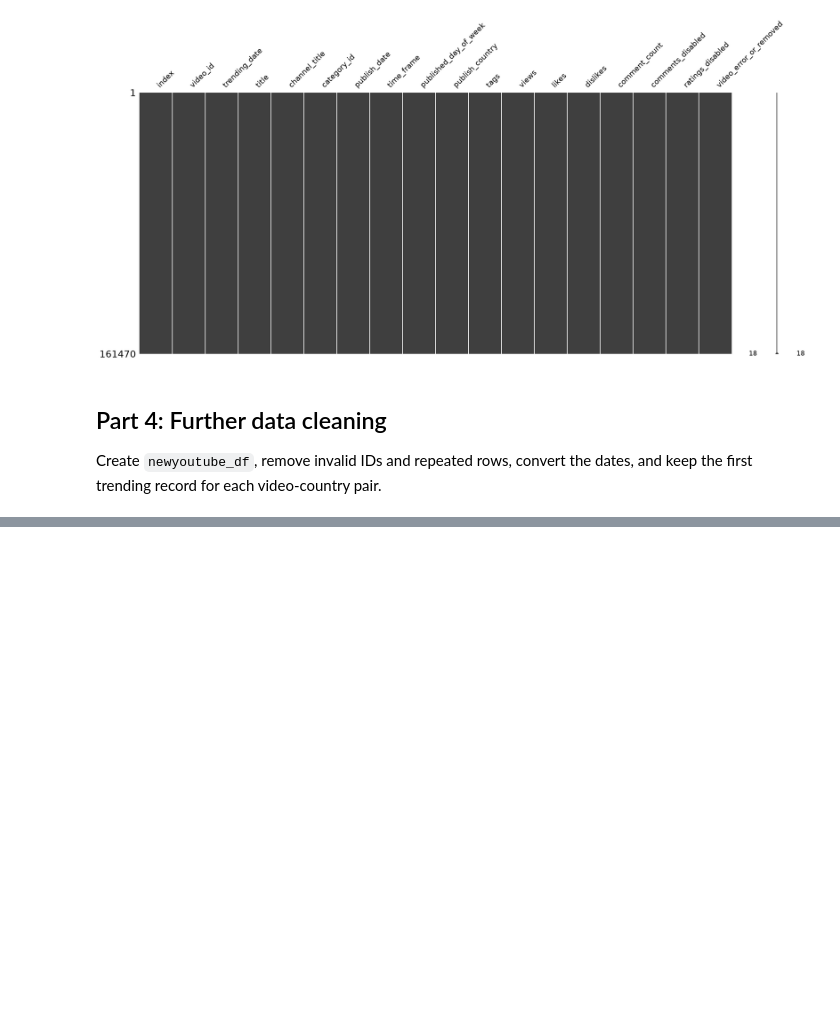
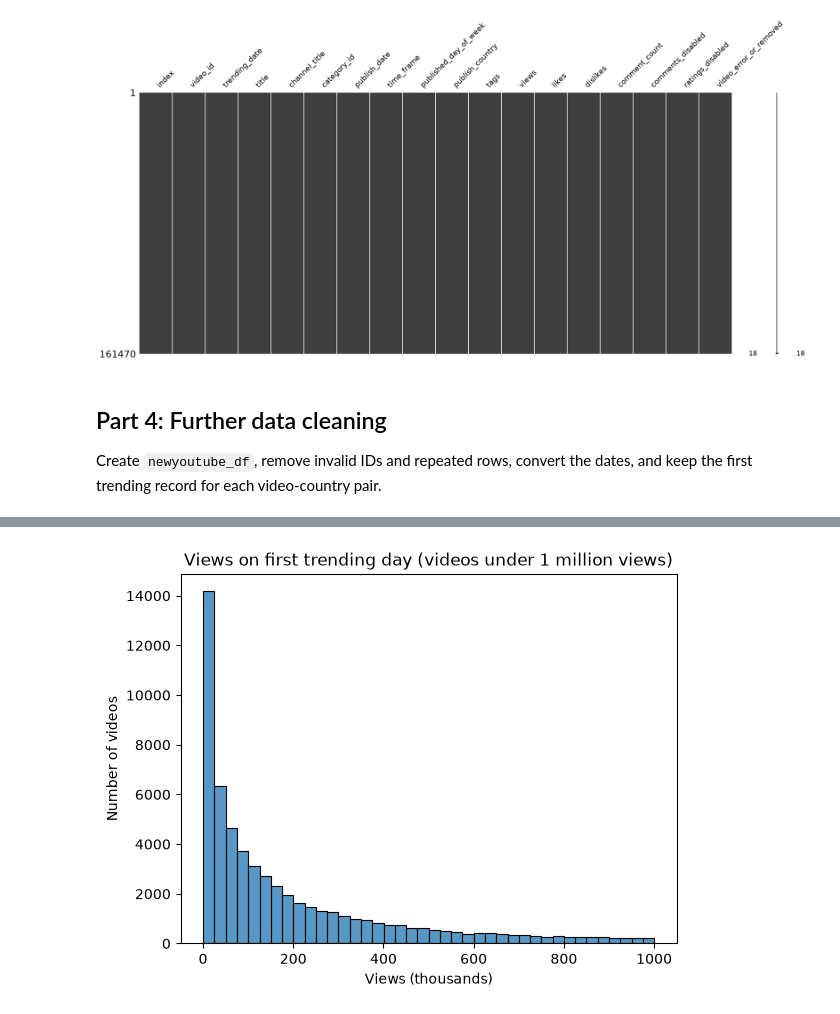
Before and after one commit to ImHamadAlqallaf/ga-eda-project, a Jupyter notebook: youtube_trending_analysis.ipynb, the cells around one changed output, grey strips where cells are left out. Saved outputs shown, nothing was run; the diff lists cells and outputs as text; code cells hidden in the pictures; blank space fills up the shorter version.

```diff
--- a/youtube_trending_analysis.ipynb
+++ b/youtube_trending_analysis.ipynb
@@ -294,0 +342,9 @@ Suggest only next steps supported by the results. Do not claim that likes or com
+# %%
+sns.histplot(x=under_1m_df['views'] / 1000, bins=40)
+plt.title('Views on first trending day (videos under 1 million views)')
+plt.xlabel('Views (thousands)')
+plt.ylabel('Number of videos')
+plt.savefig('charts/views_under_1m.png', bbox_inches='tight')
+plt.show()
+# %% [output]
+[figure, added]
```
Also changed, not shown: parts of 105 cells of this notebook, 8 other files.
